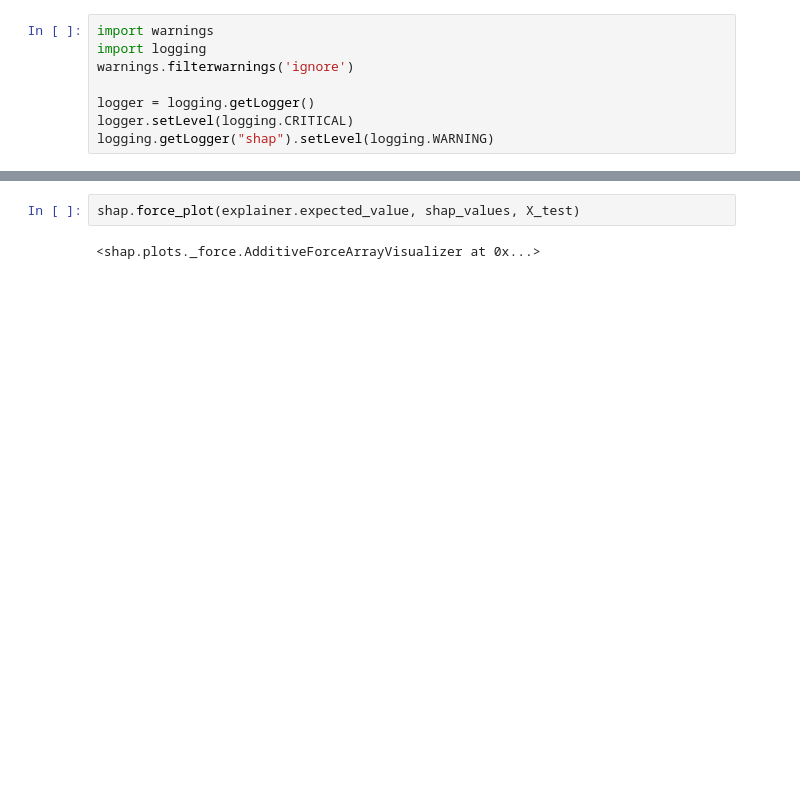
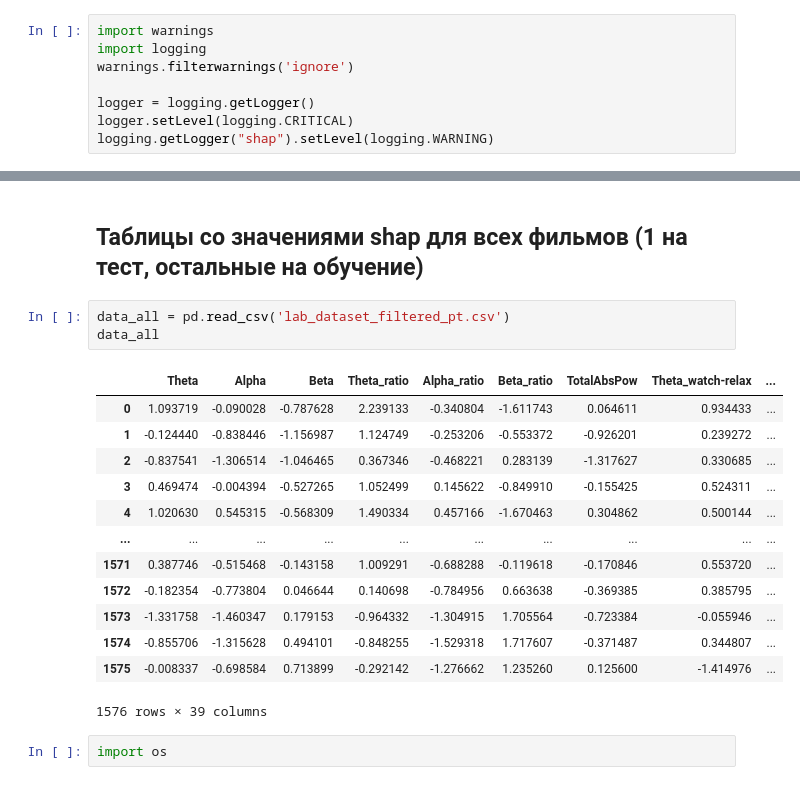
Before and after one commit to Nakinamo/EEG-notebooks, a Jupyter notebook: Models/MLPRegressor.ipynb, the cells around one changed output, grey strips where cells are left out. Saved outputs shown, nothing was run; the diff lists cells and outputs as text; blank space fills up the shorter version.

```diff
--- a/Models/MLPRegressor.ipynb
+++ b/Models/MLPRegressor.ipynb
@@ -921,4 +327,21 @@ shap.initjs()
-# %%
-shap.force_plot(explainer.expected_value, shap_values, X_test)
-# %% [output]
-<shap.plots._force.AdditiveForceArrayVisualizer at 0x...>
+# %% [markdown]
+## Таблицы со значениями shap для всех фильмов (1 на тест, остальные на обучение)
+# %%
+data_all = pd.read_csv('lab_dataset_filtered_pt.csv')
+data_all
+# %% [output]
+|  | Theta | Alpha | Beta | Theta_ratio | Alpha_ratio | Beta_ratio | TotalAbsPow | Theta_watch-relax | ... |
+| 0 | 1.093719 | -0.090028 | -0.787628 | 2.239133 | -0.340804 | -1.611743 | 0.064611 | 0.934433 | ... |
+| 1 | -0.124440 | -0.838446 | -1.156987 | 1.124749 | -0.253206 | -0.553372 | -0.926201 | 0.239272 | ... |
+| 2 | -0.837541 | -1.306514 | -1.046465 | 0.367346 | -0.468221 | 0.283139 | -1.317627 | 0.330685 | ... |
+| 3 | 0.469474 | -0.004394 | -0.527265 | 1.052499 | 0.145622 | -0.849910 | -0.155425 | 0.524311 | ... |
+| 4 | 1.020630 | 0.545315 | -0.568309 | 1.490334 | 0.457166 | -1.670463 | 0.304862 | 0.500144 | ... |
+| ... | ... | ... | ... | ... | ... | ... | ... | ... | ... |
+| 1571 | 0.387746 | -0.515468 | -0.143158 | 1.009291 | -0.688288 | -0.119618 | -0.170846 | 0.553720 | ... |
+| 1572 | -0.182354 | -0.773804 | 0.046644 | 0.140698 | -0.784956 | 0.663638 | -0.369385 | 0.385795 | ... |
+| 1573 | -1.331758 | -1.460347 | 0.179153 | -0.964332 | -1.304915 | 1.705564 | -0.723384 | -0.055946 | ... |
+| 1574 | -0.855706 | -1.315628 | 0.494101 | -0.848255 | -1.529318 | 1.717607 | -0.371487 | 0.344807 | ... |
+| 1575 | -0.008337 | -0.698584 | 0.713899 | -0.292142 | -1.276662 | 1.235260 | 0.125600 | -1.414976 | ... |
+1576 rows × 39 columns
+# %%
+import os
```
Also changed, not shown: parts of 109 cells of this notebook.
